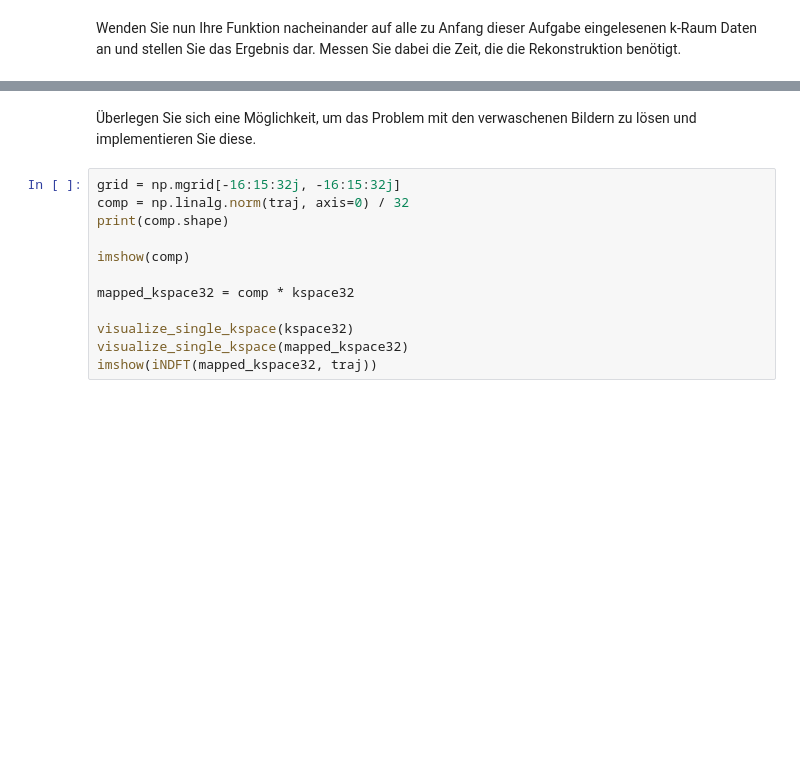
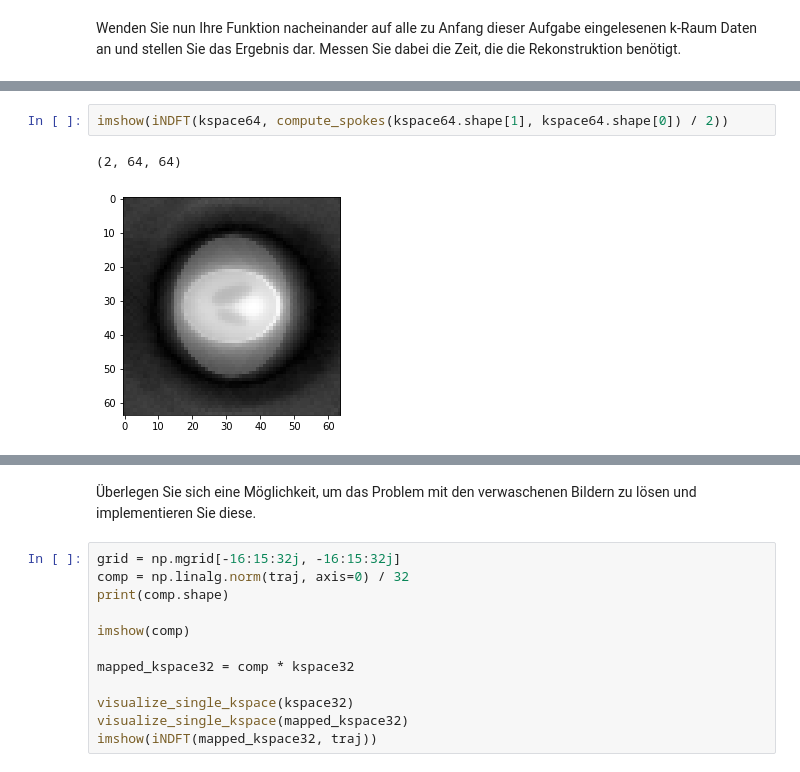
Before and after one commit to DaveMichaelson/Magnetresonanzbildgebung, a Jupyter notebook: 06.ipynb, the cells around one changed output, grey strips where cells are left out. Cells and saved outputs as stored; diff of their text form; blank space fills up the shorter version.

```diff
--- a/06.ipynb
+++ b/06.ipynb
@@ -177 +168,6 @@ imshow(iNDFT(kspace32, compute_spokes(kspace32.shape[1], kspace32.shape[0]) / 8)
+# %%
+imshow(iNDFT(kspace64, compute_spokes(kspace64.shape[1], kspace64.shape[0]) / 2))
+# %% [output]
+(2, 64, 64)
+[figure, added]
 # %%
```
Also changed, not shown: parts of 10 cells of this notebook, 1 other file.
